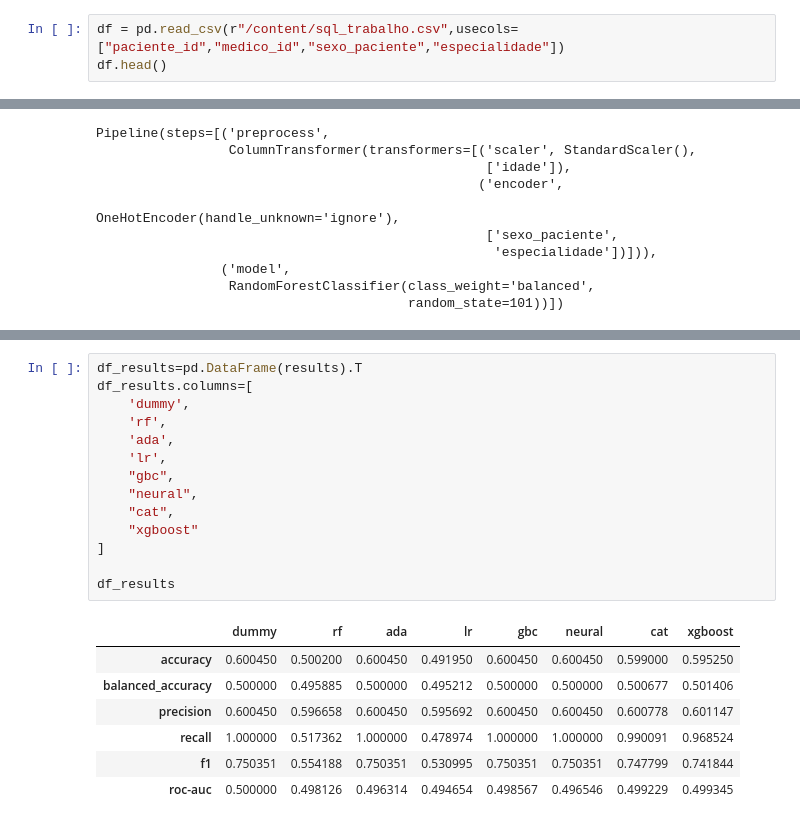
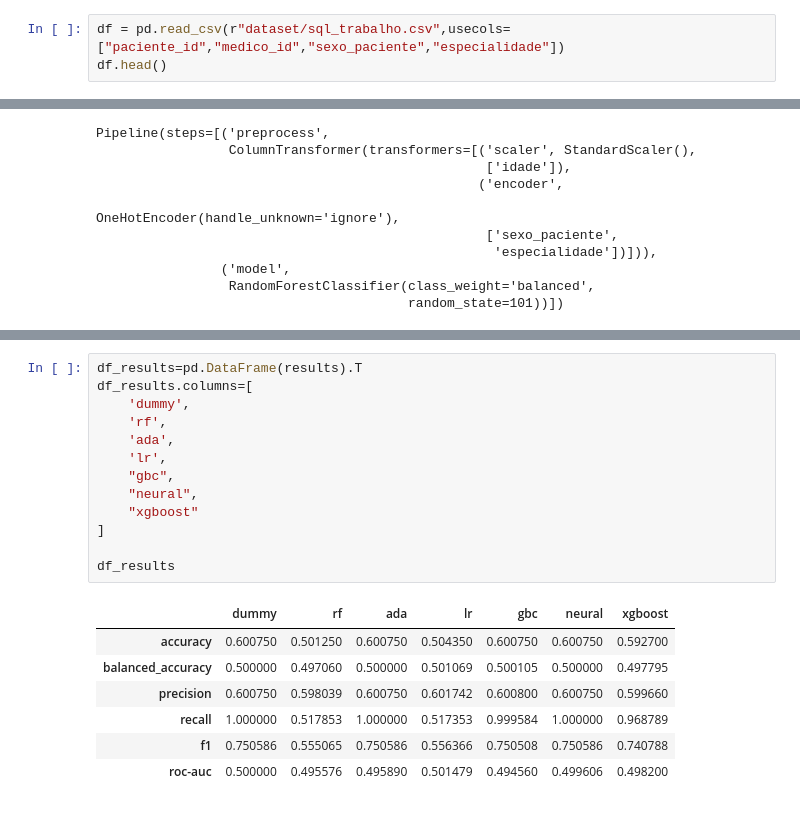
Before and after one commit to ChenYP-1982/AdaPr3, a Jupyter notebook: AdaPr3.ipynb, the cells around one changed output, grey strips where cells are left out. Drawn from its saved outputs; the diff is of its cells as text.

```diff
--- a/AdaPr3.ipynb
+++ b/AdaPr3.ipynb
@@ -41,7 +37,7 @@ def calculate_metrics(model, X, y):
         except:
             return model_metrics
 # %%
-df = pd.read_csv(r"/content/sql_trabalho.csv",usecols=["paciente_id","medico_id","sexo_paciente","especialidade"])
+df = pd.read_csv(r"dataset/sql_trabalho.csv",usecols=["paciente_id","medico_id","sexo_paciente","especialidade"])
 df.head()
 # %% [output]
 |  | paciente_id | medico_id | sexo_paciente | especialidade |
@@ -174,25 +169,24 @@ neural MLPClassifier(alpha=1e-05, hidden_layer_sizes=(5, 2), random_state=101,
 # %%
 df_results=pd.DataFrame(results).T
 df_results.columns=[
     'dummy',
     'rf',
     'ada',
     'lr',
     "gbc",
     "neural",
-    "cat",
     "xgboost"
 ]
 
 df_results
 # %% [output]
-|  | dummy | rf | ada | lr | gbc | neural | cat | xgboost |
-| accuracy | 0.600450 | 0.500200 | 0.600450 | 0.491950 | 0.600450 | 0.600450 | 0.599000 | 0.595250 |
-| balanced_accuracy | 0.500000 | 0.495885 | 0.500000 | 0.495212 | 0.500000 | 0.500000 | 0.500677 | 0.501406 |
-| precision | 0.600450 | 0.596658 | 0.600450 | 0.595692 | 0.600450 | 0.600450 | 0.600778 | 0.601147 |
-| recall | 1.000000 | 0.517362 | 1.000000 | 0.478974 | 1.000000 | 1.000000 | 0.990091 | 0.968524 |
-| f1 | 0.750351 | 0.554188 | 0.750351 | 0.530995 | 0.750351 | 0.750351 | 0.747799 | 0.741844 |
-| roc-auc | 0.500000 | 0.498126 | 0.496314 | 0.494654 | 0.498567 | 0.496546 | 0.499229 | 0.499345 |
+|  | dummy | rf | ada | lr | gbc | neural | xgboost |
+| accuracy | 0.600750 | 0.501250 | 0.600750 | 0.504350 | 0.600750 | 0.600750 | 0.592700 |
+| balanced_accuracy | 0.500000 | 0.497060 | 0.500000 | 0.501069 | 0.500105 | 0.500000 | 0.497795 |
+| precision | 0.600750 | 0.598039 | 0.600750 | 0.601742 | 0.600800 | 0.600750 | 0.599660 |
+| recall | 1.000000 | 0.517853 | 1.000000 | 0.517353 | 0.999584 | 1.000000 | 0.968789 |
+| f1 | 0.750586 | 0.555065 | 0.750586 | 0.556366 | 0.750508 | 0.750586 | 0.740788 |
+| roc-auc | 0.500000 | 0.495576 | 0.495890 | 0.501479 | 0.494560 | 0.499606 | 0.498200 |
 # %%
 model={
     "dummy":DummyClassifier(),
```
Also changed, not shown: parts of 9 cells of this notebook, 3 other files.
